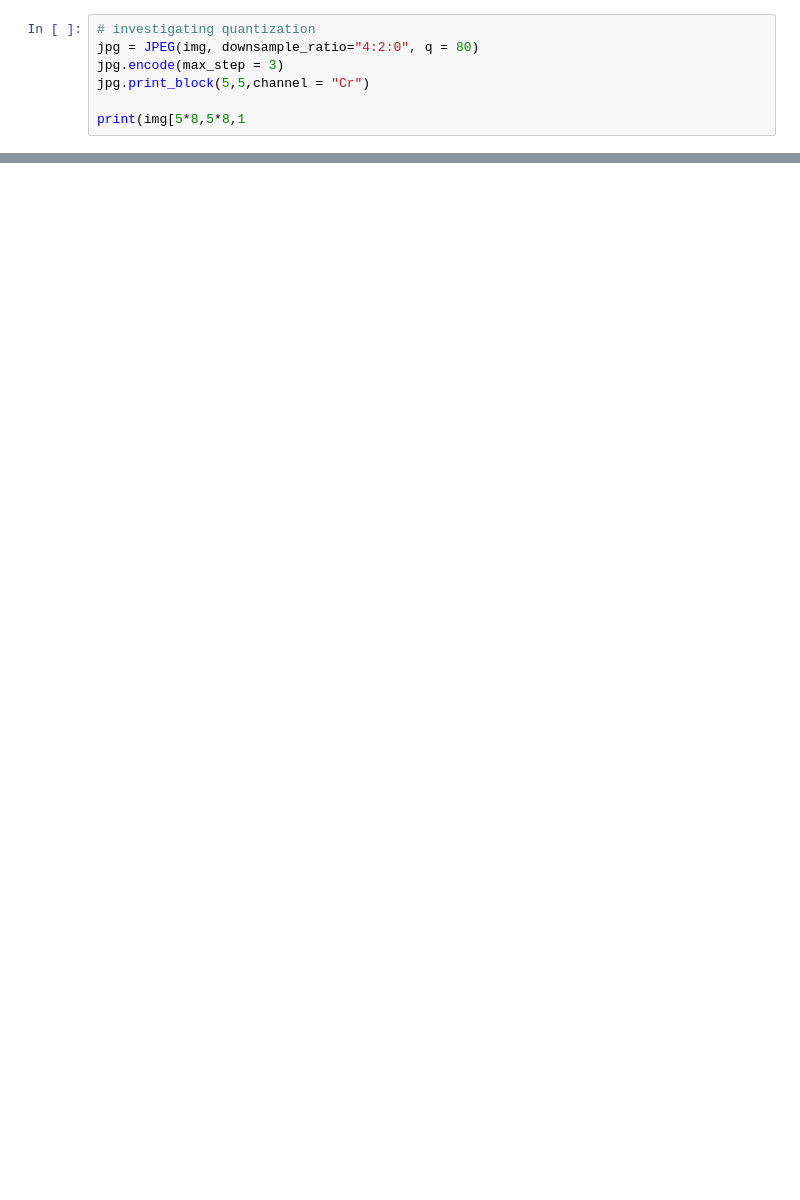
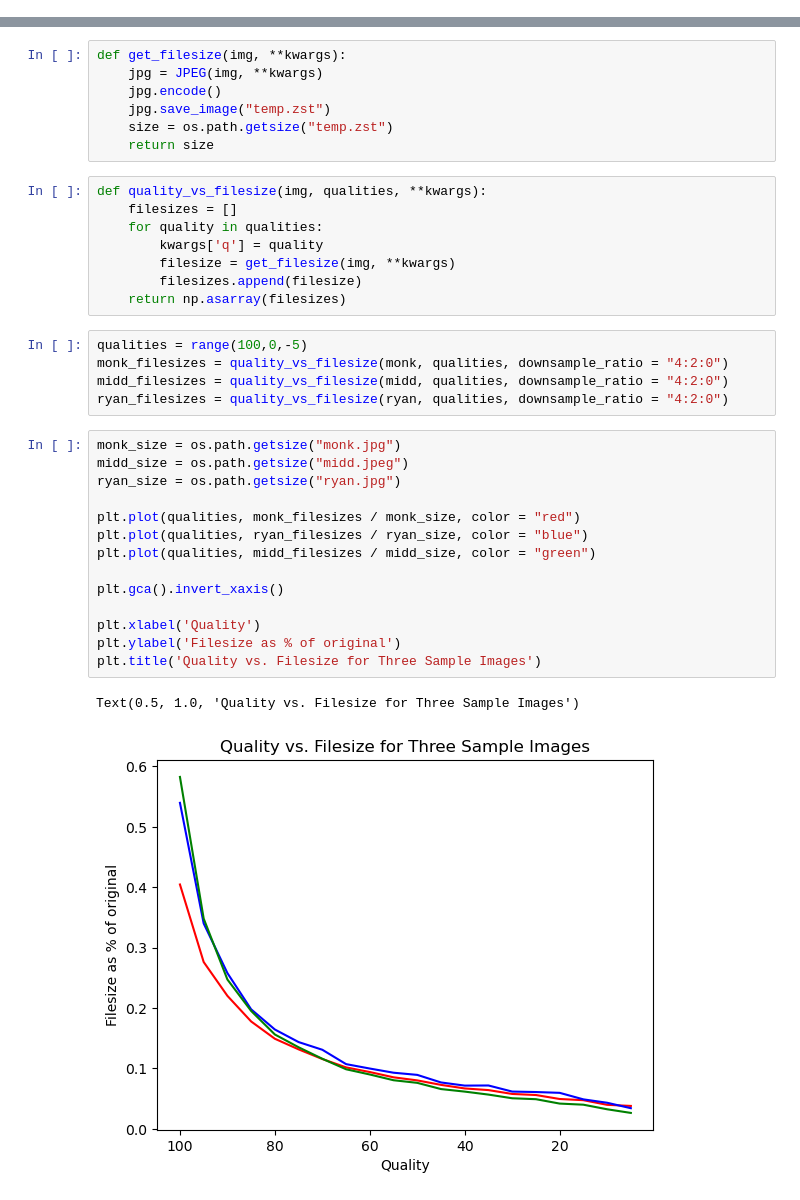
Before and after one commit to terryluongo/compressiondotzip, a Jupyter notebook: jpeg.ipynb, the cells around one changed output, grey strips where cells are left out. Cells and saved outputs as stored; diff of their text form; blank space fills up the shorter version.

```diff
--- a/jpeg.ipynb
+++ b/jpeg.ipynb
@@ -214,7 +71,0 @@ jpg.compare_slice(img)
-# %%
-# investigating quantization
-jpg = JPEG(img, downsample_ratio="4:2:0", q = 80)
-jpg.encode(max_step = 3)
-jpg.print_block(5,5,channel = "Cr")
-
-print(img[5*8,5*8,1
@@ -237,0 +78,37 @@ print(img[5*8,5*8,1
+# %%
+def get_filesize(img, **kwargs):
+    jpg = JPEG(img, **kwargs)
+    jpg.encode()
+    jpg.save_image("temp.zst")
+    size = os.path.getsize("temp.zst")
+    return size
+# %%
+def quality_vs_filesize(img, qualities, **kwargs):
+    filesizes = []
+    for quality in qualities:
+        kwargs['q'] = quality
+        filesize = get_filesize(img, **kwargs)
+        filesizes.append(filesize)
+    return np.asarray(filesizes)
+# %%
+qualities = range(100,0,-5)
+monk_filesizes = quality_vs_filesize(monk, qualities, downsample_ratio = "4:2:0")
+midd_filesizes = quality_vs_filesize(midd, qualities, downsample_ratio = "4:2:0")
+ryan_filesizes = quality_vs_filesize(ryan, qualities, downsample_ratio = "4:2:0")
+# %%
+monk_size = os.path.getsize("monk.jpg")
+midd_size = os.path.getsize("midd.jpeg")
+ryan_size = os.path.getsize("ryan.jpg")
+
+plt.plot(qualities, monk_filesizes / monk_size, color = "red")
+plt.plot(qualities, ryan_filesizes / ryan_size, color = "blue")
+plt.plot(qualities, midd_filesizes / midd_size, color = "green")
+
+plt.gca().invert_xaxis()
+
+plt.xlabel('Quality')
+plt.ylabel('Filesize as % of original')
+plt.title('Quality vs. Filesize for Three Sample Images')
+# %% [output]
+Text(0.5, 1.0, 'Quality vs. Filesize for Three Sample Images')
+[figure, added]
```
Also changed, not shown: parts of 22 cells of this notebook, 8 other files.
